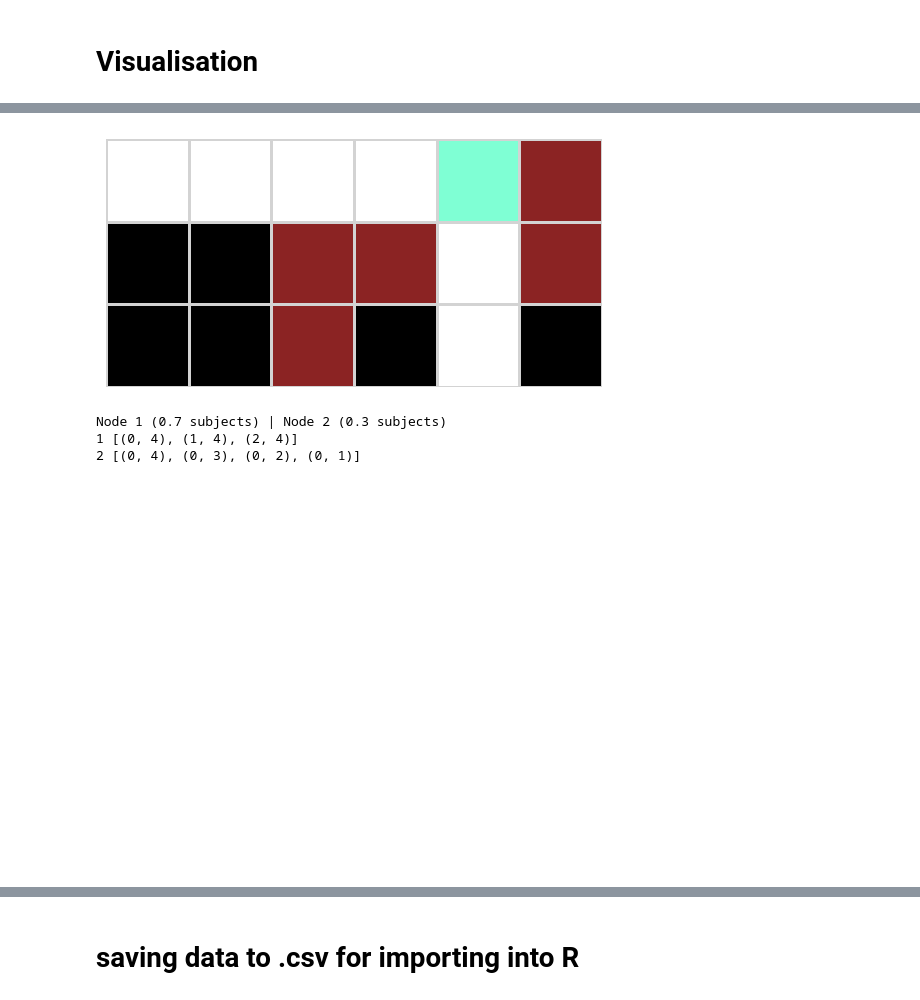
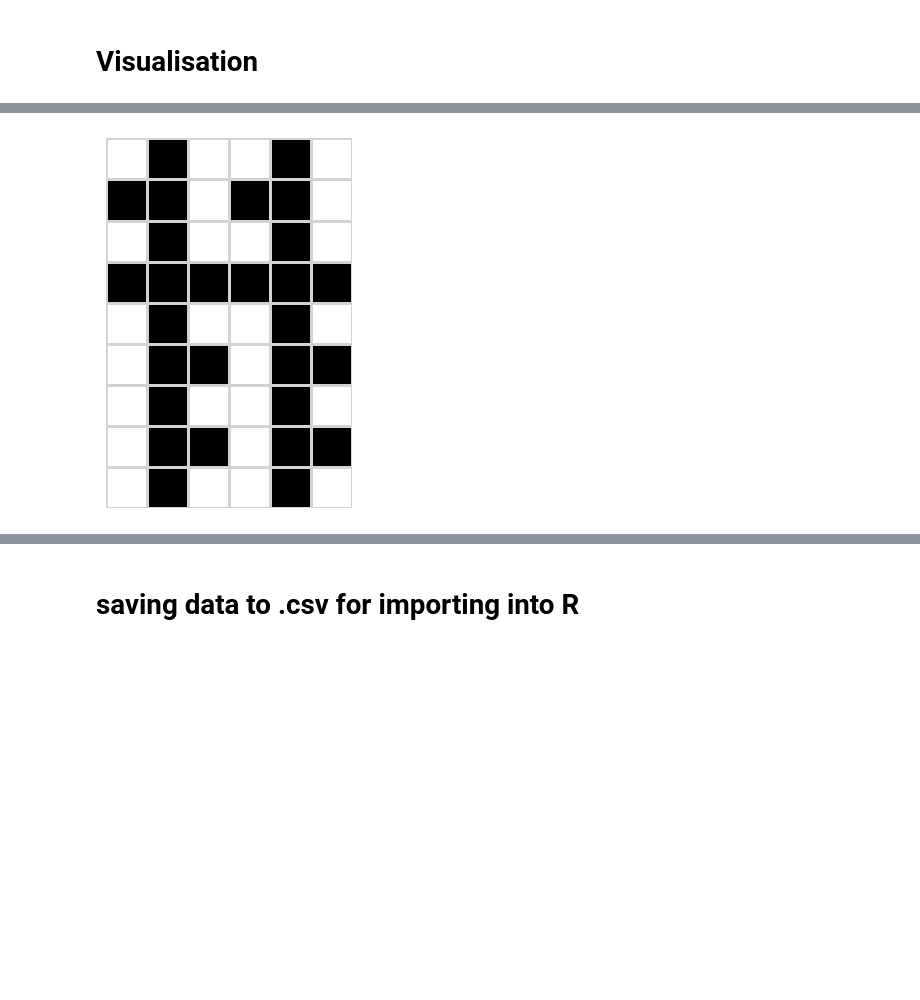
Before and after one commit to marta-kryven/MST, a Jupyter notebook: MST_models.ipynb, the cells around one changed output, grey strips where cells are left out. Saved outputs shown, nothing was run; the diff lists cells and outputs as text; code cells hidden in the pictures; blank space fills up the shorter version.

```diff
--- a/MST_models.ipynb
+++ b/MST_models.ipynb
@@ -16,7 +16,7 @@ import matplotlib.colors as colors
 
 pp = pprint.PrettyPrinter(compact=False)
 
-EXPERIMENT = 1
+EXPERIMENT = 6
 
 MODEL_TYPE = 'recursive' # we tested various value function, this is the final form used in the paper
 
@@ -728,42 +757,38 @@ visualize_nodevalues(maze_name, pid, parameters, 3, node_value_plan, 'DU_Numeros
 # %%
 # -----------------------------
 # visualize maze map
 # -----------------------------
 
-maze_name = 'Equal_4vs2_mirror'
+maze_name = 'bigger_maze'#'Equal_4vs2_mirror'
 maze, exit_pos = read_maze(maze_name, EXPERIMENT)
 
 fig, ax = plt.subplots(1)
 visualize_maze(maze, ax=ax)
 plt.savefig(maze_name+".png", bbox_inches='tight')
 
 plt.show()
-plt.axis('off')
-ax.axis('off')
+# plt.axis('off')
+# ax.axis('off')
 
-pid = 0
+# pid = 0
 
-with open(f'__experiment_{EXPERIMENT}/pickled_data/node_values_Humans.pickle', 'rb') as handle:
-         node_stats = pickle.load(handle)
+# with open(f'__experiment_{EXPERIMENT}/pickled_data/node_values_Humans.pickle', 'rb') as handle:
+#          node_stats = pickle.load(handle)
 
-sup_title = ' | '.join([f"Node {nid} ({node_stats.get((maze_name, nid), {}).get('ratio', 0)} subjects)"
-                             for nid in TREE[maze_name][pid]['children']])
+# sup_title = ' | '.join([f"Node {nid} ({node_stats.get((maze_name, nid), {}).get('ratio', 0)} subjects)"
+#                              for nid in TREE[maze_name][pid]['children']])
 
-print(sup_title)
-for nid in TREE[maze_name][pid]['children']:
-    path = TREE[maze_name][nid]['path_from_par']
-    print(nid, path)
-    visualize_path(maze, path, path_name=nid, ax=ax)# does not work
+# print(sup_title)
+# for nid in TREE[maze_name][pid]['children']:
+#     path = TREE[maze_name][nid]['path_from_par']
+#     print(nid, path)
+#     visualize_path(maze, path, path_name=nid, ax=ax)# does not work
 
-ax.set_title(sup_title)
-ax.legend()
-plt.show()
+# ax.set_title(sup_title)
+# ax.legend()
+# plt.show()
 # %% [output]
-[figure, old version]
+[figure, new version]
-Node 1 (0.7 subjects) | Node 2 (0.3 subjects)
-1 [(0, 4), (1, 4), (2, 4)]
-2 [(0, 4), (0, 3), (0, 2), (0, 1)]
-[figure, removed]
 # %%
 # debugging -- for several mazes simulate paths taken by all models
 
```
Also changed, not shown: parts of 11 cells of this notebook.
